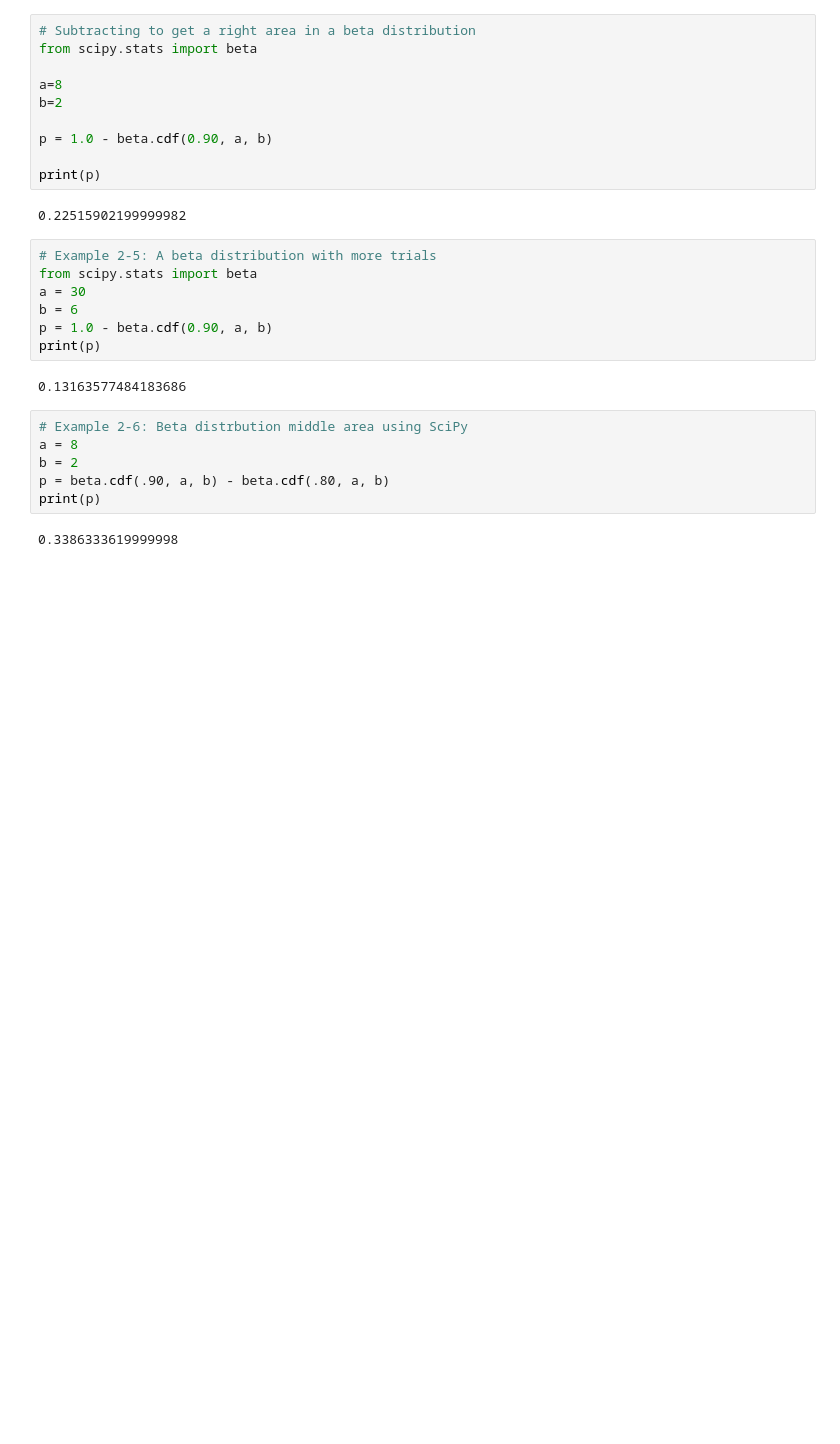
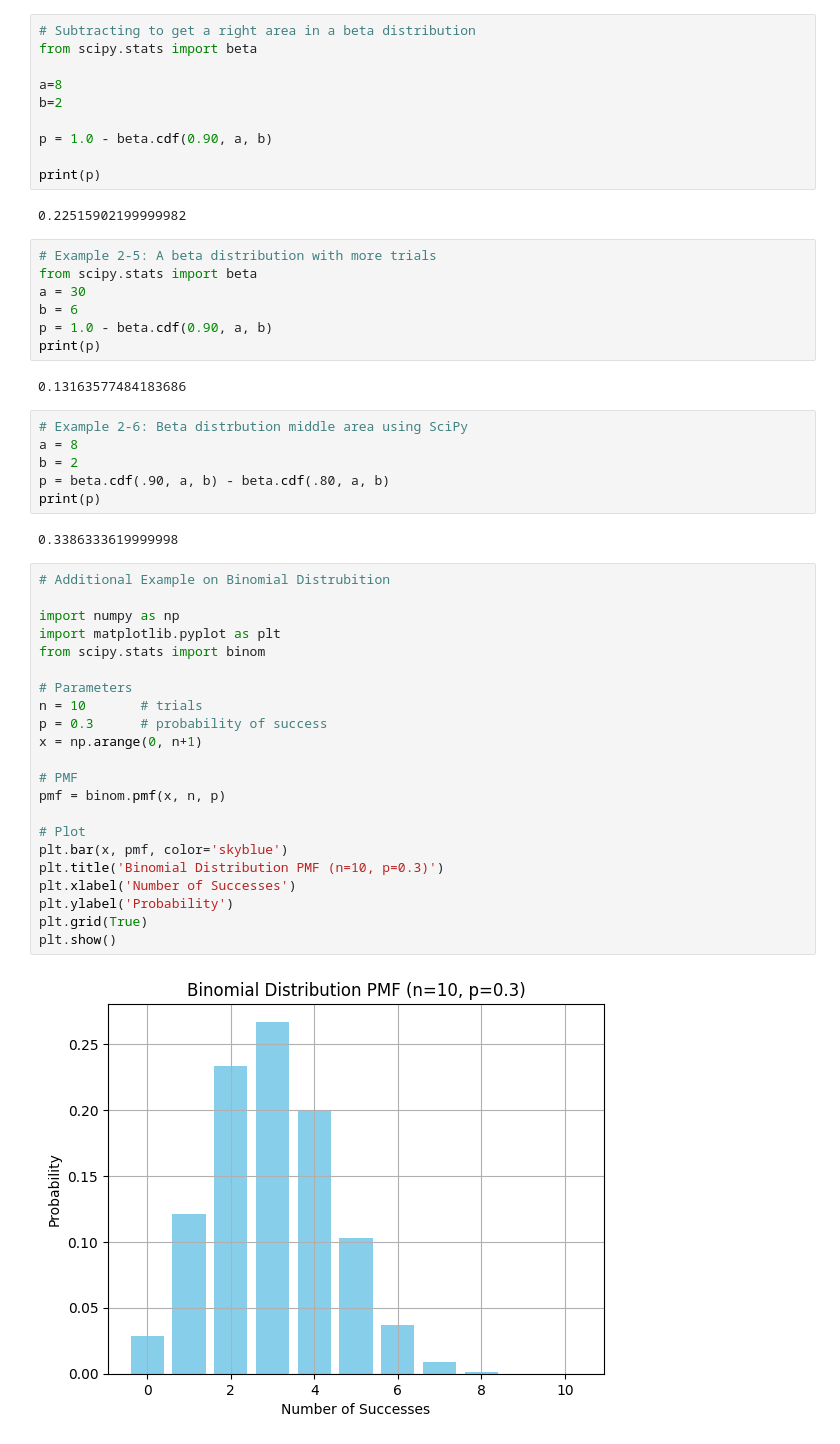
Before and after one commit to LuisAlvar/python, a Jupyter notebook: EssentialMathForDataScience/Ch2_Probability.ipynb, the cells around one changed output. Cells and saved outputs as stored; diff of their text form; blank space fills up the shorter version.

```diff
--- a/EssentialMathForDataScience/Ch2_Probability.ipynb
+++ b/EssentialMathForDataScience/Ch2_Probability.ipynb
@@ -61,3 +61,27 @@ p = beta.cdf(.90, a, b) - beta.cdf(.80, a, b)
 print(p)
 # %% [output]
 0.3386333619999998
+# %%
+# Additional Example on Binomial Distrubition
+
+import numpy as np
+import matplotlib.pyplot as plt
+from scipy.stats import binom
+
+# Parameters
+n = 10       # trials
+p = 0.3      # probability of success
+x = np.arange(0, n+1)
+
+# PMF
+pmf = binom.pmf(x, n, p)
+
+# Plot
+plt.bar(x, pmf, color='skyblue')
+plt.title('Binomial Distribution PMF (n=10, p=0.3)')
+plt.xlabel('Number of Successes')
+plt.ylabel('Probability')
+plt.grid(True)
+plt.show()
+# %% [output]
+[figure, added]
```
Also changed, not shown: parts of 5 cells of this notebook.
